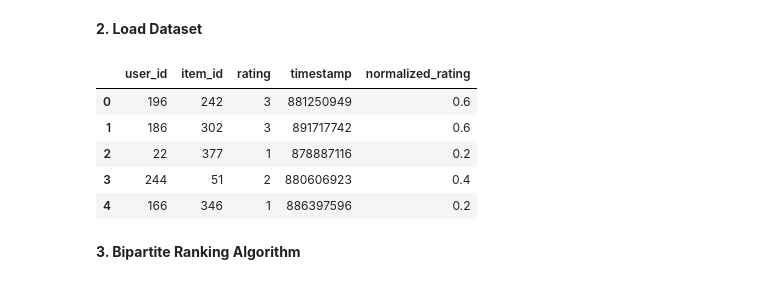
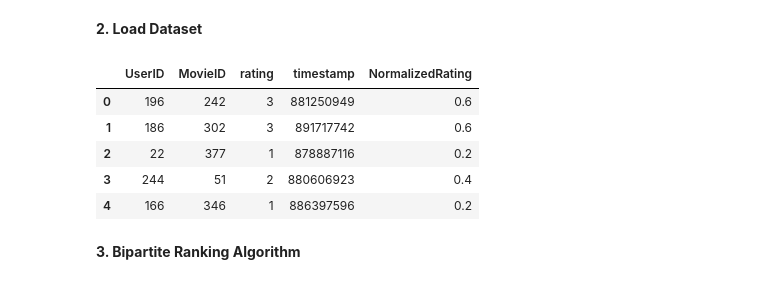
Before and after one commit to MartimBaltazar/Thesis---Robust-Ranking-System, a Jupyter notebook: scripts/ml-100k/rankings/ipynb/reputationBipartite_movielens.ipynb, the cells around one changed output. Cells and saved outputs as stored; diff of their text form; code cells hidden in the pictures.

```diff
--- a/scripts/ml-100k/rankings/ipynb/reputationBipartite_movielens.ipynb
+++ b/scripts/ml-100k/rankings/ipynb/reputationBipartite_movielens.ipynb
@@ -26,16 +27,16 @@ from scipy.stats import kendalltau
 # %%
 # Define dataset path
 file_path = "/home/martimsbaltazar/Desktop/tese/datasets/ml-100k/normalized_rating_movielens_100k.dat"
 
-df = pd.read_csv(file_path, sep="::", engine="python", names=["user_id", "item_id", "rating", "timestamp", "normalized_rating"])
+df = pd.read_csv(file_path, sep="::", engine="python", names=["UserID", "MovieID", "rating", "timestamp", "NormalizedRating"])
 
 # Step 2: Get unique users and items
-users = df["user_id"].unique()
-items = df["item_id"].unique()
+users = df["UserID"].unique()
+items = df["MovieID"].unique()
 # Display first few rows
 df.head()
 # %% [output]
-|  | user_id | item_id | rating | timestamp | normalized_rating |
+|  | UserID | MovieID | rating | timestamp | NormalizedRating |
 | 0 | 196 | 242 | 3 | 881250949 | 0.6 |
 | 1 | 186 | 302 | 3 | 891717742 | 0.6 |
 | 2 | 22 | 377 | 1 | 878887116 | 0.2 |
```
Also changed, not shown: parts of 4 cells of this notebook, 7 other files.
